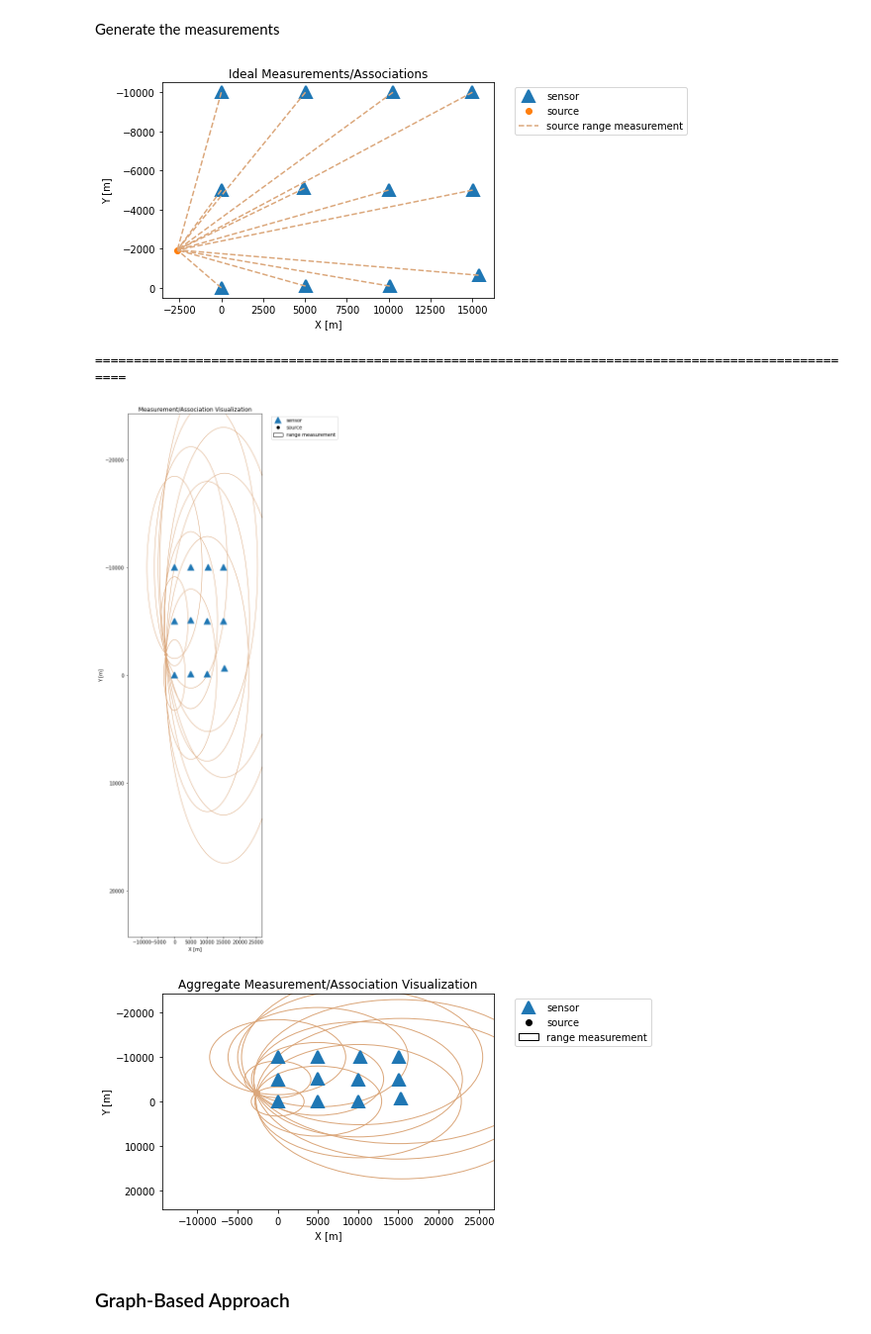
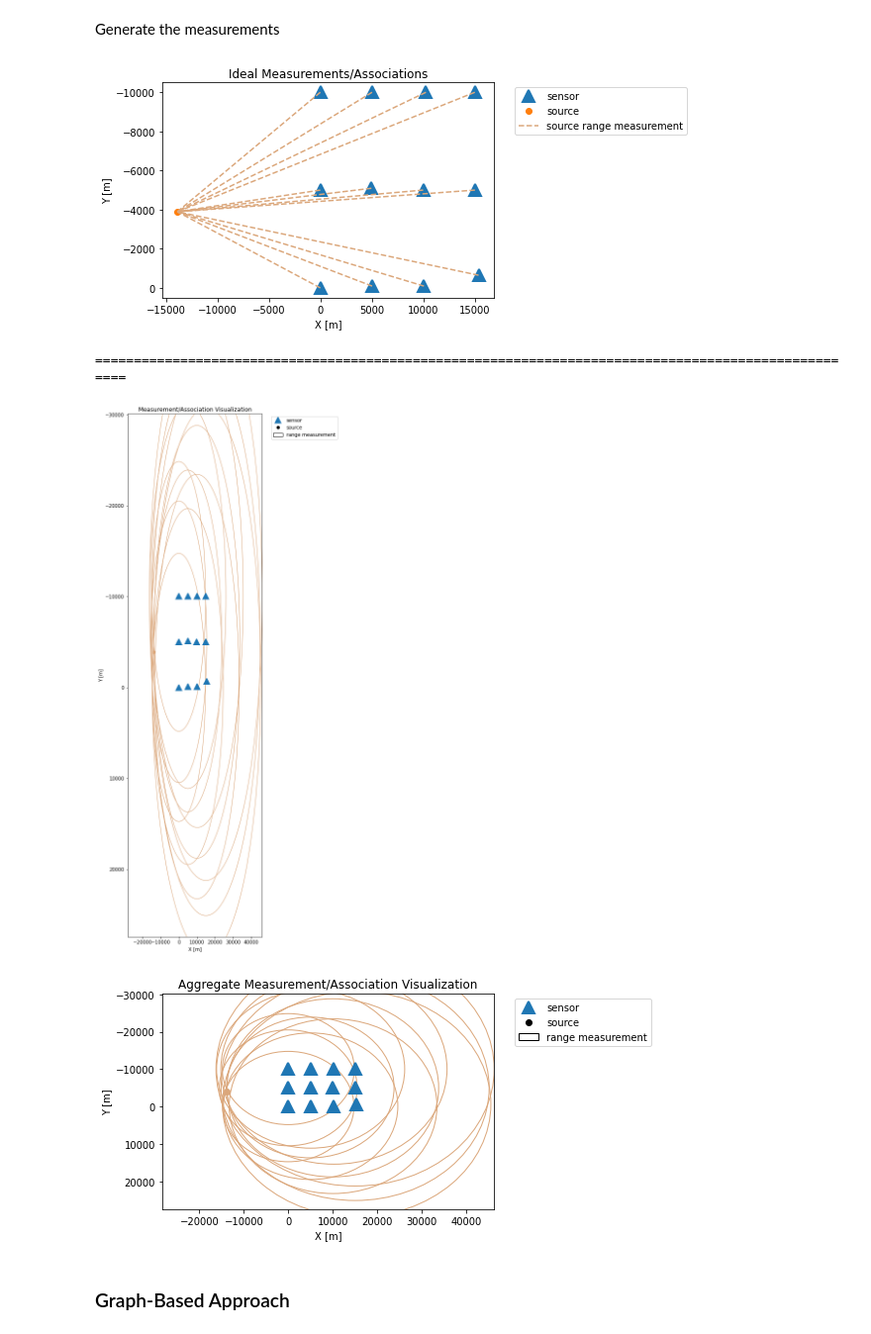
Before and after one commit to whoi-mars/Whale-Gunshot-Localization, a Jupyter notebook: associate_and_localize/algorithm_sandbox.ipynb, the cells around one changed output. Shown: that part at 99% size. Saved outputs shown, nothing was run; the diff lists cells and outputs as text; code cells hidden in the pictures.

```diff
--- a/associate_and_localize/algorithm_sandbox.ipynb
+++ b/associate_and_localize/algorithm_sandbox.ipynb
@@ -247,17 +250,19 @@ Generate the measurements
 # %%
 # generate measurements and associations
 rng1 = np.random.default_rng(2354432234323)
-measurements, source_associations, TOSSIT_associations, source_locs = generate_measurements(num_sources=1, var=4000, num_delete=6, rng=rng1)
+measurements, source_associations, TOSSIT_associations, source_locs = generate_measurements(num_sources=1, var=1000*1000, num_delete=0, rng=rng1)
+# measurements = [np.asarray([18275.38578005]), np.asarray([18940.68996324]), np.asarray([20822.70048417]), np.asarray([16586.74076934]), np.asarray([12799.94549626]), np.asarray([10499.91381342]), np.asarray([5945.07030372]), np.asarray([2964.92636063]), np.asarray([8207.91153089]), np.asarray([9663.21690489]), np.asarray([14246.16998012]), np.asarray([13241.67090913])]
+# source_locs = np.asarray([[  -27.73548847, 18275.36473377]])
 
 # visualize results
 visualize_collection(measurements, TOSSIT_associations, source_associations, source_locs)
 print(100*"=")
 visualize_measurements(measurements, TOSSIT_associations, source_associations, source_locs)
 # %% [output]
-[figure, old version]
+[figure, new version]
 ====================================================================================================
-[figure, old version]
+[figure, new version]
-[figure, old version]
+[figure, new version]
 # %% [markdown]
 
 
```
Also changed, not shown: parts of 16 cells of this notebook.
